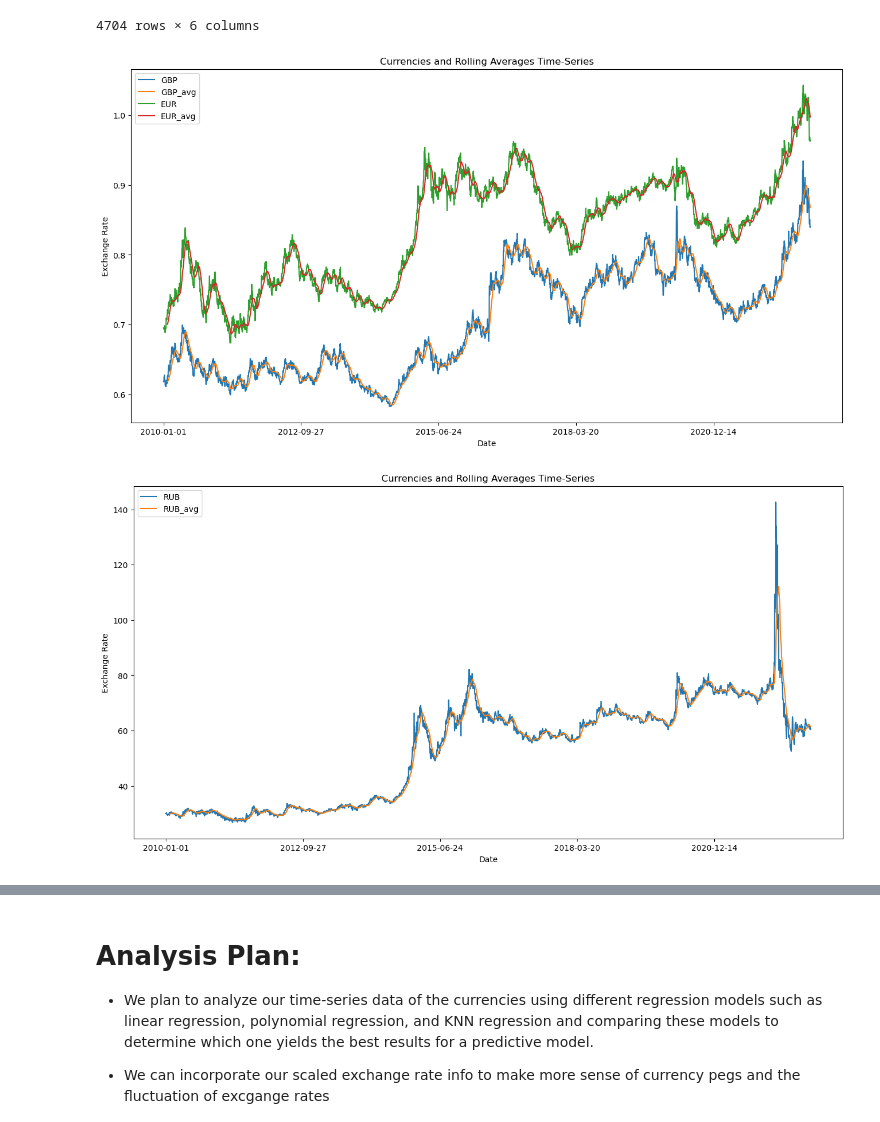
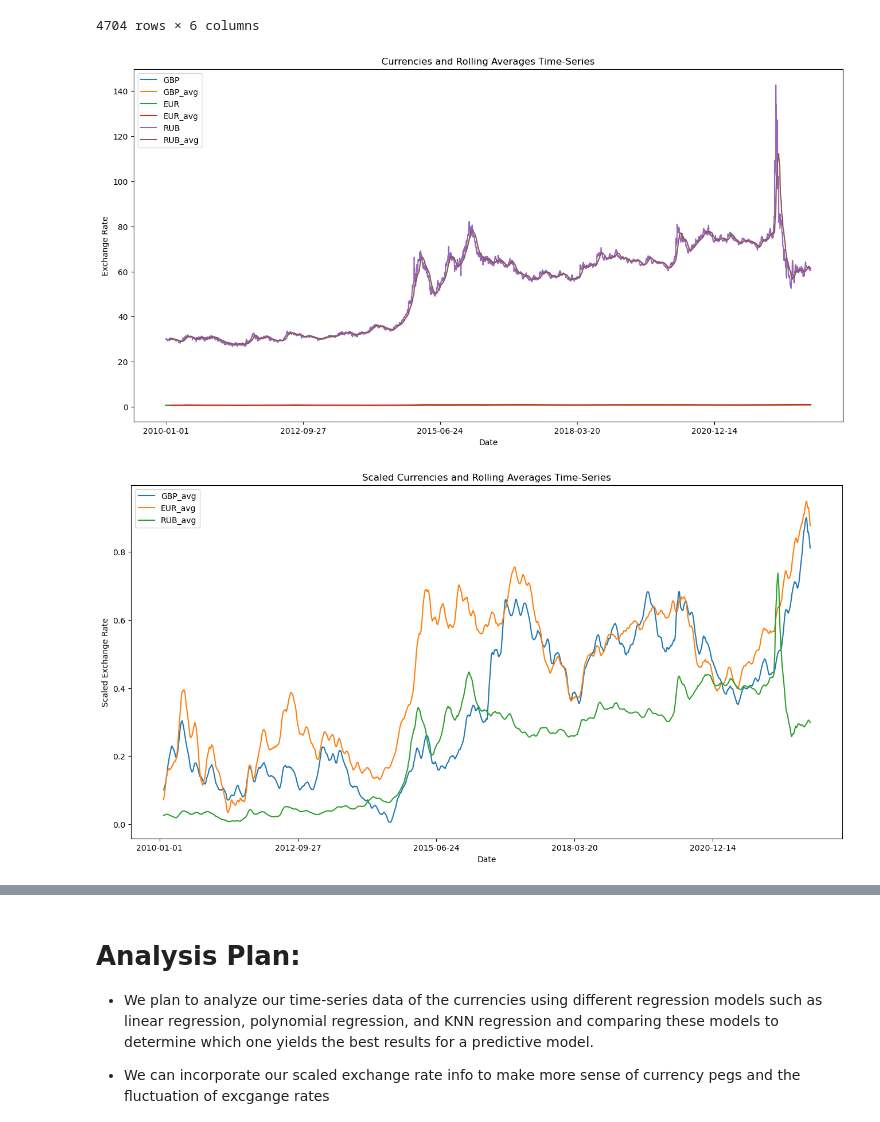
Before and after one commit to pogrebitskiy/Forex_Project, a Jupyter notebook: ML.ipynb, the cells around one changed output, grey strips where cells are left out. Saved outputs shown, nothing was run; the diff lists cells and outputs as text; code cells hidden in the pictures.

```diff
--- a/ML.ipynb
+++ b/ML.ipynb
@@ -187,35 +197,35 @@ def moving_avg(df, roll, *curs, scale=True):
     '''
     Creates a moving average plot for a given number of currencies and their moving averages
     df - dataframe, roll - int and number of days to be smoothed, *curs - list of currencies
     returns an updated df and a plot
     '''
     fig, ax = plt.subplots()
 
     # Creating label based off graph type
     plt.xlabel('Date')
     if scale:
         plt.ylabel('Scaled Exchange Rate')
         plt.title('Scaled Currencies and Rolling Averages Time-Series')
     else:
         plt.ylabel('Exchange Rate')
         plt.title('Currencies and Rolling Averages Time-Series')
 
     # iterating across currencies
     for cur in curs:
         cur_idx = cur + '_avg'
         # creating a rolling mean column and plotting both
         df[cur_idx] = df[cur].rolling(roll).mean()
         if scale:
             df[[cur_idx]].plot(ax=ax,label='ROLLING AVERAGE',
                                   figsize=(16, 8))
         else:
             df[[cur, cur_idx]].plot(ax=ax,label='ROLLING AVERAGE',
                                   figsize=(16, 8))
     return df
 
-df_usd = moving_avg(df, 30,'GBP','EUR', scale=False)
-df_usd = moving_avg(df, 30, 'RUB', scale = False)
-df_usd_scaled = moving_avg(df_scaled, 30, 'GBP', 'EUR', scale=True)
+df_usd = moving_avg(df, 30,'GBP','EUR','RUB', scale=False)
+df_usd_scaled = moving_avg(df_scaled, 30, 'GBP', 'EUR', 'RUB', scale=True)
+plt.show()
 # %% [output]
-[figure, old version]
+[figure, new version]
-[figure, old version]
+[figure, new version]
```
Also changed, not shown: parts of 11 cells of this notebook, 1 other file.
